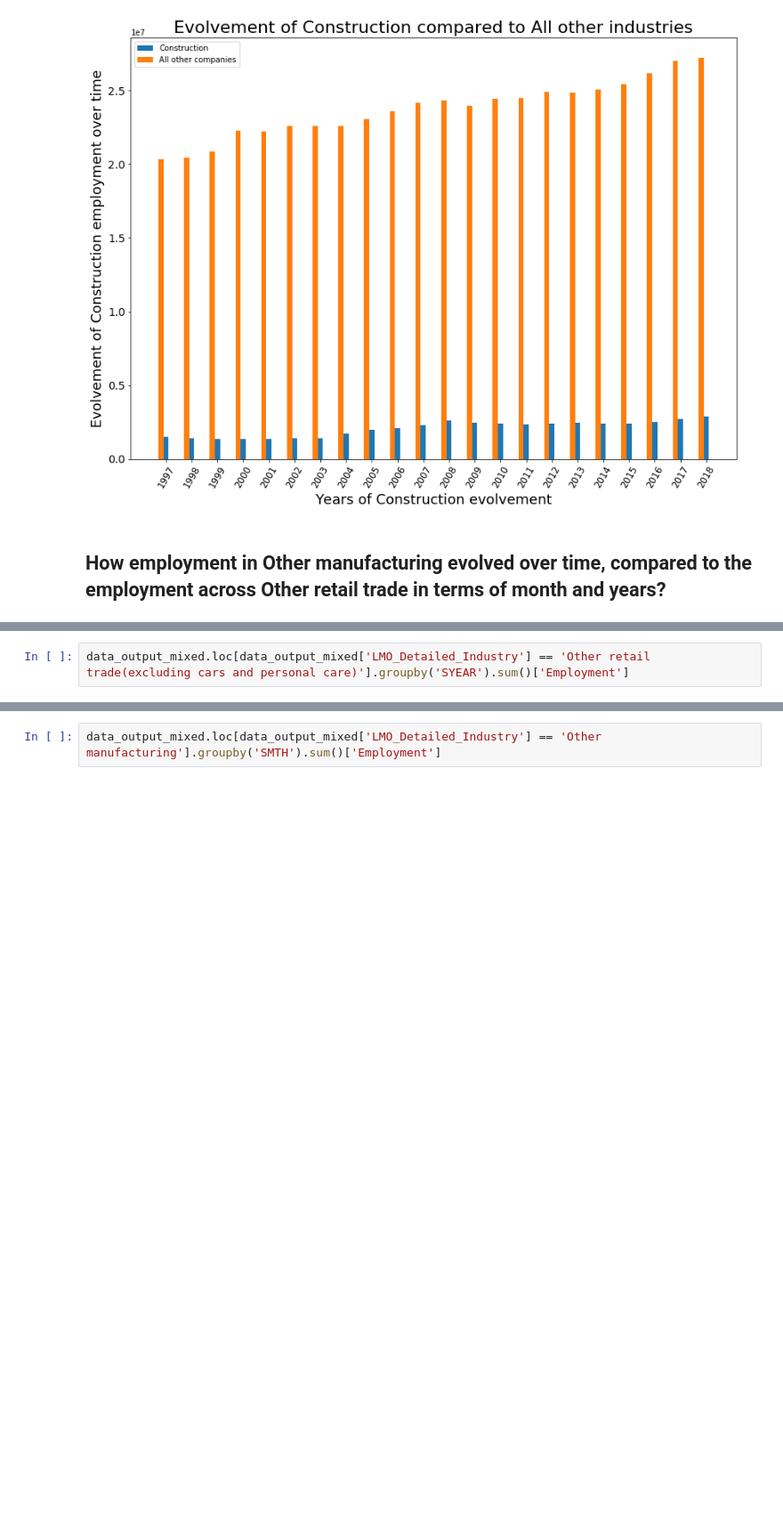
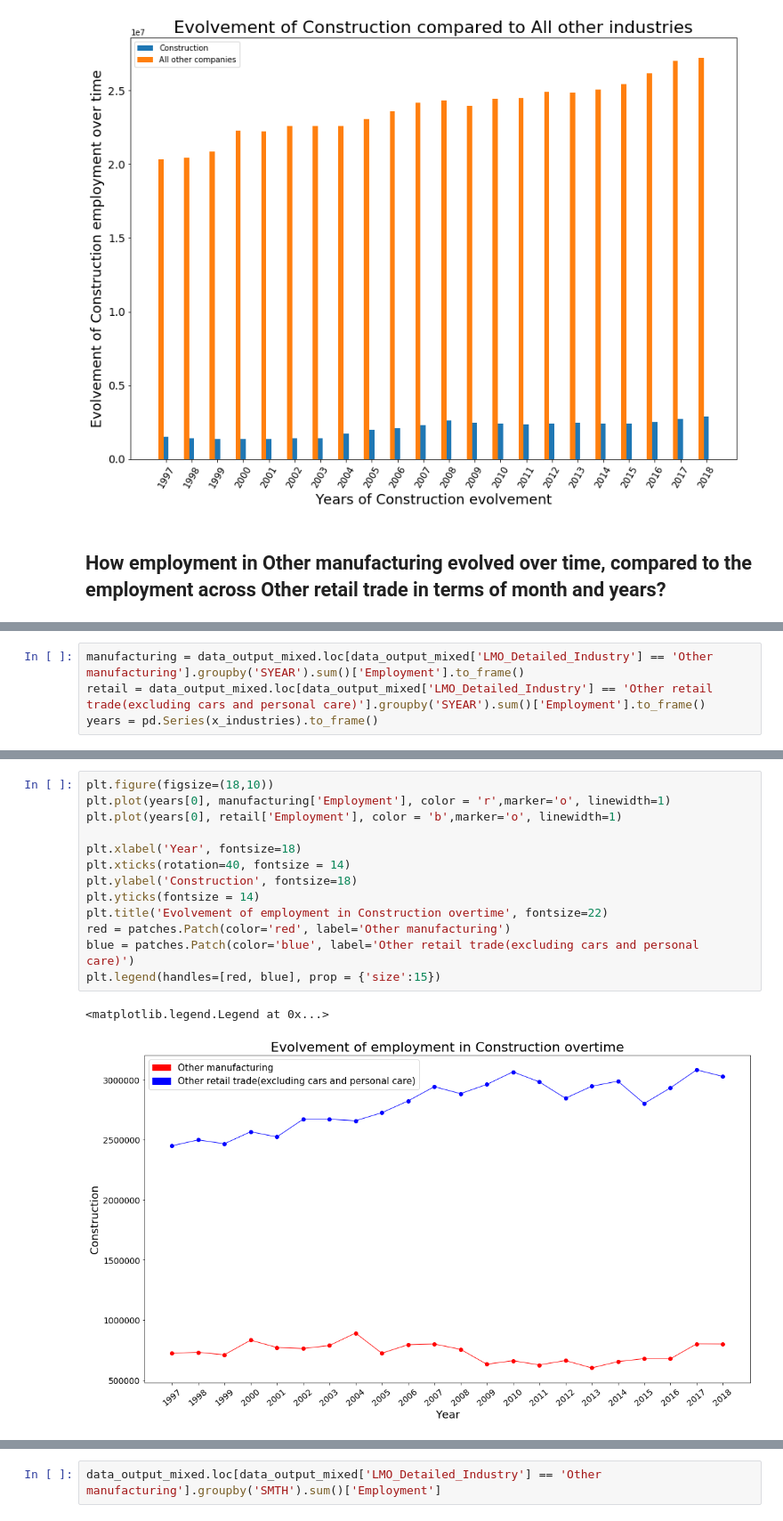
Before and after one commit to Hotlynn2/SERIES-ANALYSIS-OF-NAICS, a Jupyter notebook: Time Analysis Series.ipynb, the cells around one changed output, grey strips where cells are left out. Shown at 89% size. Saved outputs shown, nothing was run; the diff lists cells and outputs as text; blank space fills up the shorter version.

```diff
--- a/Time Analysis Series.ipynb
+++ b/Time Analysis Series.ipynb
@@ -3380,2 +3360,4 @@ Name: Employment, dtype: int64
 # %%
-data_output_mixed.loc[data_output_mixed['LMO_Detailed_Industry'] == 'Other retail trade(excluding cars and personal care)'].groupby('SYEAR').sum()['Employment']
+manufacturing = data_output_mixed.loc[data_output_mixed['LMO_Detailed_Industry'] == 'Other manufacturing'].groupby('SYEAR').sum()['Employment'].to_frame()
+retail = data_output_mixed.loc[data_output_mixed['LMO_Detailed_Industry'] == 'Other retail trade(excluding cars and personal care)'].groupby('SYEAR').sum()['Employment'].to_frame()
+years = pd.Series(x_industries).to_frame()
@@ -3399,0 +3384,16 @@ Name: Employment, dtype: int64
+# %%
+plt.figure(figsize=(18,10))
+plt.plot(years[0], manufacturing['Employment'], color = 'r',marker='o', linewidth=1)
+plt.plot(years[0], retail['Employment'], color = 'b',marker='o', linewidth=1)
+
+plt.xlabel('Year', fontsize=18)
+plt.xticks(rotation=40, fontsize = 14)
+plt.ylabel('Construction', fontsize=18)
+plt.yticks(fontsize = 14)
+plt.title('Evolvement of employment in Construction overtime', fontsize=22)
+red = patches.Patch(color='red', label='Other manufacturing')
+blue = patches.Patch(color='blue', label='Other retail trade(excluding cars and personal care)')
+plt.legend(handles=[red, blue], prop = {'size':15})
+# %% [output]
+<matplotlib.legend.Legend at 0x...>
+[figure, added]
```
Also changed, not shown: parts of 5 cells of this notebook.
